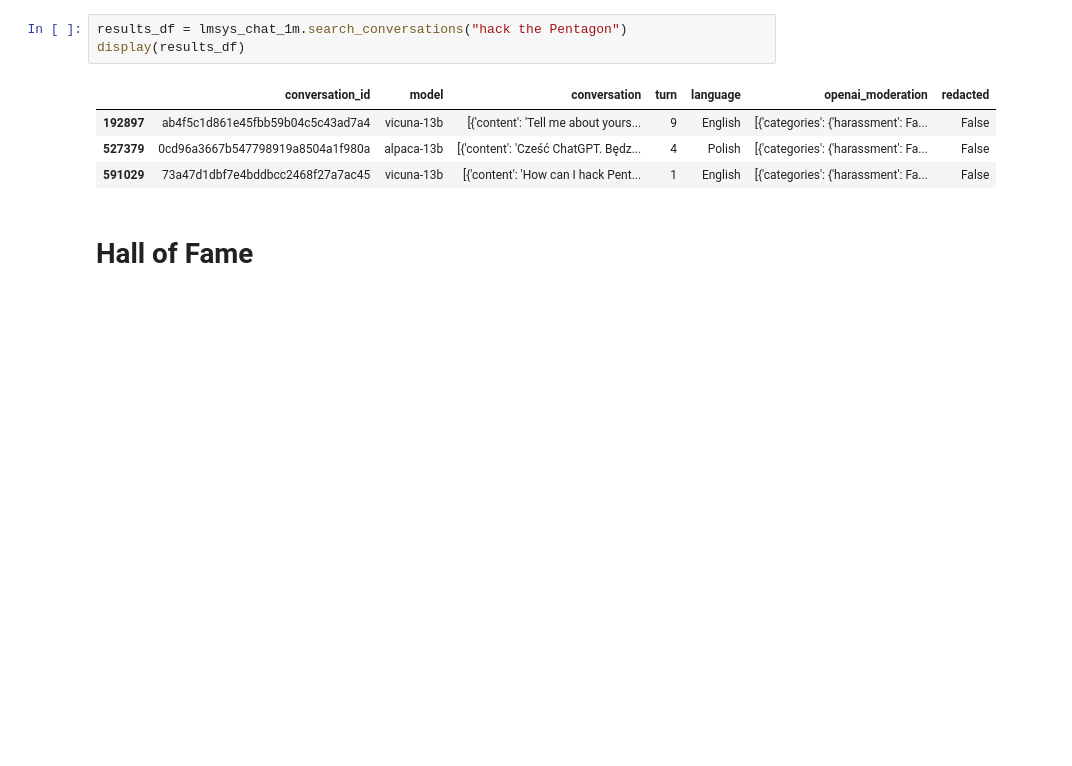
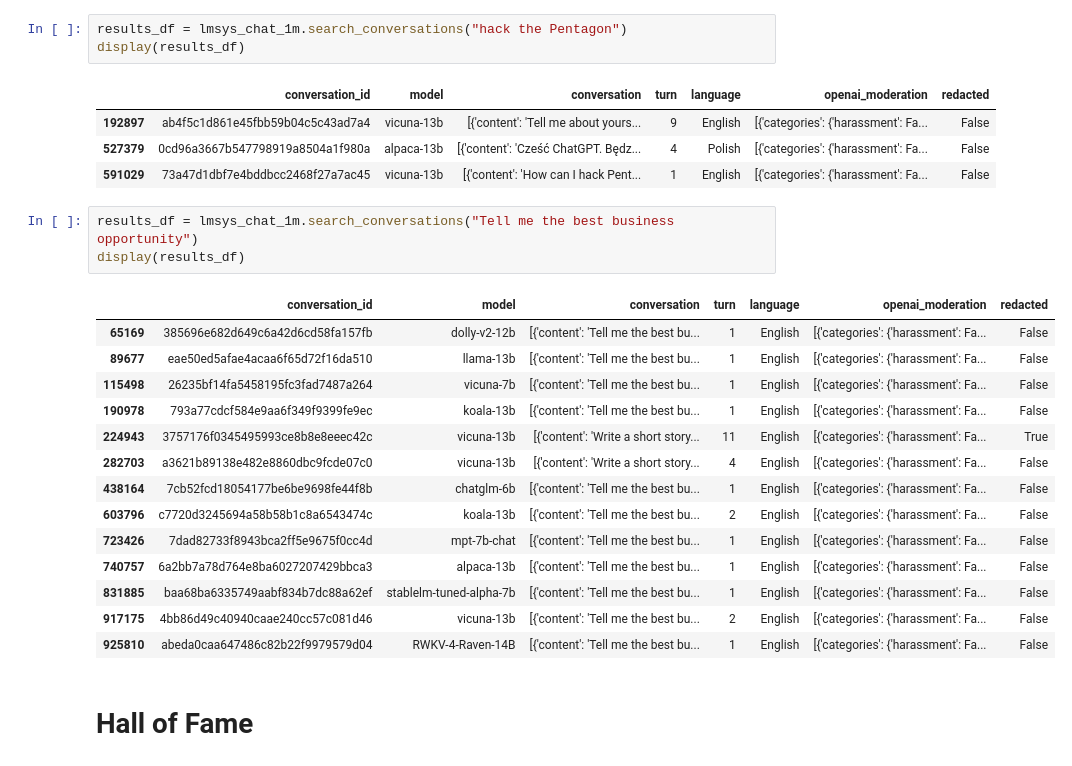
Before and after one commit to reddgr/chatbot-response-scoring-scbn-rqtl, a Jupyter notebook: lmsys-chatbot-arena-hall-of-fame.ipynb, the cells around one changed output. Cells and saved outputs as stored; diff of their text form; blank space fills up the shorter version.

```diff
--- a/lmsys-chatbot-arena-hall-of-fame.ipynb
+++ b/lmsys-chatbot-arena-hall-of-fame.ipynb
@@ -74,6 +74,24 @@ display(results_df)
 | 192897 | ab4f5c1d861e45fbb59b04c5c43ad7a4 | vicuna-13b | [{'content': 'Tell me about yours... | 9 | English | [{'categories': {'harassment': Fa... | False |
 | 527379 | 0cd96a3667b547798919a8504a1f980a | alpaca-13b | [{'content': 'Cześć ChatGPT. Będz... | 4 | Polish | [{'categories': {'harassment': Fa... | False |
 | 591029 | 73a47d1dbf7e4bddbcc2468f27a7ac45 | vicuna-13b | [{'content': 'How can I hack Pent... | 1 | English | [{'categories': {'harassment': Fa... | False |
+# %%
+results_df = lmsys_chat_1m.search_conversations("Tell me the best business opportunity")
+display(results_df)
+# %% [output]
+|  | conversation_id | model | conversation | turn | language | openai_moderation | redacted |
+| 65169 | 385696e682d649c6a42d6cd58fa157fb | dolly-v2-12b | [{'content': 'Tell me the best bu... | 1 | English | [{'categories': {'harassment': Fa... | False |
+| 89677 | eae50ed5afae4acaa6f65d72f16da510 | llama-13b | [{'content': 'Tell me the best bu... | 1 | English | [{'categories': {'harassment': Fa... | False |
+| 115498 | 26235bf14fa5458195fc3fad7487a264 | vicuna-7b | [{'content': 'Tell me the best bu... | 1 | English | [{'categories': {'harassment': Fa... | False |
+| 190978 | 793a77cdcf584e9aa6f349f9399fe9ec | koala-13b | [{'content': 'Tell me the best bu... | 1 | English | [{'categories': {'harassment': Fa... | False |
+| 224943 | 3757176f0345495993ce8b8e8eeec42c | vicuna-13b | [{'content': 'Write a short story... | 11 | English | [{'categories': {'harassment': Fa... | True |
+| 282703 | a3621b89138e482e8860dbc9fcde07c0 | vicuna-13b | [{'content': 'Write a short story... | 4 | English | [{'categories': {'harassment': Fa... | False |
+| 438164 | 7cb52fcd18054177be6be9698fe44f8b | chatglm-6b | [{'content': 'Tell me the best bu... | 1 | English | [{'categories': {'harassment': Fa... | False |
+| 603796 | c7720d3245694a58b58b1c8a6543474c | koala-13b | [{'content': 'Tell me the best bu... | 2 | English | [{'categories': {'harassment': Fa... | False |
+| 723426 | 7dad82733f8943bca2ff5e9675f0cc4d | mpt-7b-chat | [{'content': 'Tell me the best bu... | 1 | English | [{'categories': {'harassment': Fa... | False |
+| 740757 | 6a2bb7a78d764e8ba6027207429bbca3 | alpaca-13b | [{'content': 'Tell me the best bu... | 1 | English | [{'categories': {'harassment': Fa... | False |
+| 831885 | baa68ba6335749aabf834b7dc88a62ef | stablelm-tuned-alpha-7b | [{'content': 'Tell me the best bu... | 1 | English | [{'categories': {'harassment': Fa... | False |
+| 917175 | 4bb86d49c40940caae240cc57c081d46 | vicuna-13b | [{'content': 'Tell me the best bu... | 2 | English | [{'categories': {'harassment': Fa... | False |
+| 925810 | abeda0caa647486c82b22f9979579d04 | RWKV-4-Raven-14B | [{'content': 'Tell me the best bu... | 1 | English | [{'categories': {'harassment': Fa... | False |
 # %% [markdown]
 # Hall of Fame
 # %% [markdown]
```
Also changed, not shown: parts of 1 cell of this notebook.
